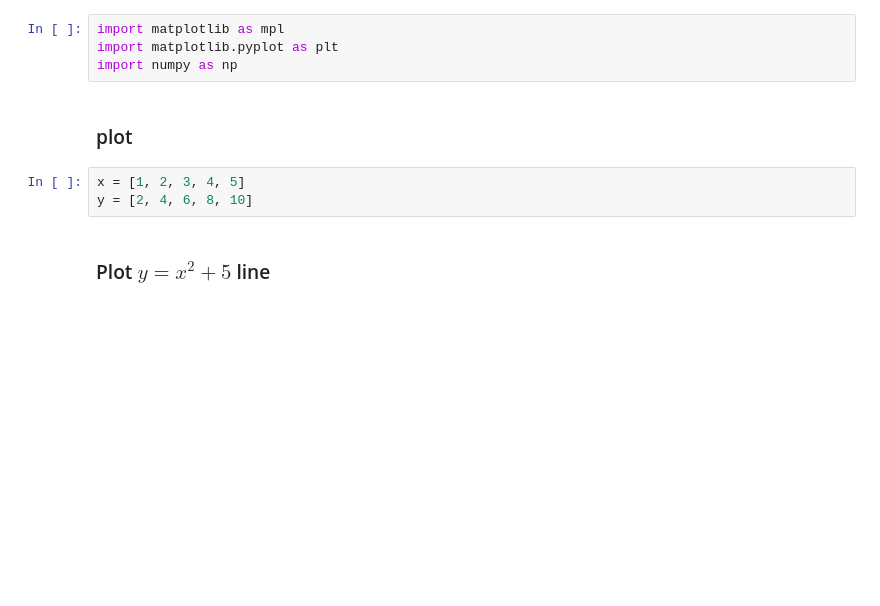
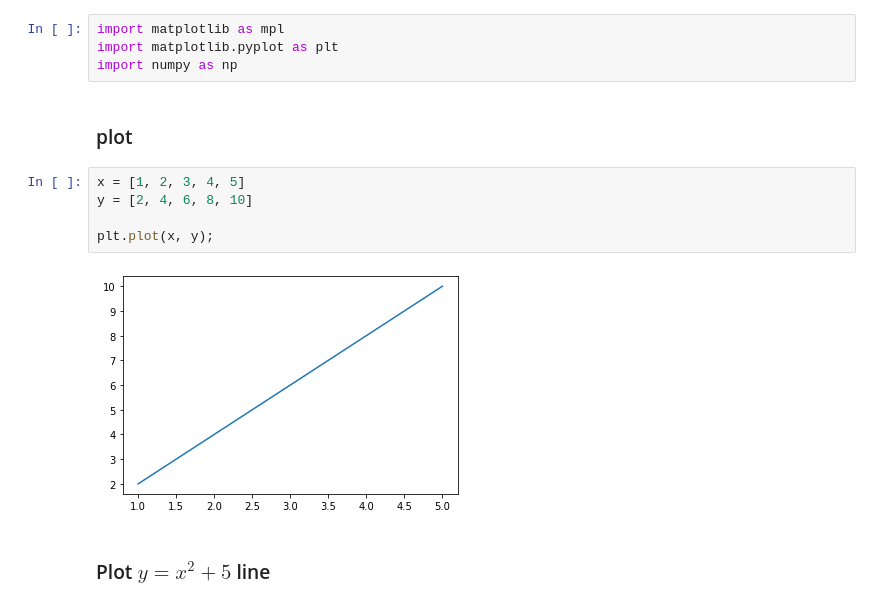
Before and after one commit to Ebimsv/Machine_Learning_Course, a Jupyter notebook: Notebooks/4. Intro to Matplotlib.ipynb, the cells around one changed output. Drawn from its saved outputs; the diff is of its cells as text; blank space fills up the shorter version.

```diff
--- a/Notebooks/4. Intro to Matplotlib.ipynb
+++ b/Notebooks/4. Intro to Matplotlib.ipynb
@@ -9,5 +9,9 @@ import numpy as np
 # %%
 x = [1, 2, 3, 4, 5]
 y = [2, 4, 6, 8, 10]
+
+plt.plot(x, y);
+# %% [output]
+[figure, added]
 # %% [markdown]
 ### Plot $y=x^2+5$ line
```
Also changed, not shown: parts of 12 cells of this notebook.
